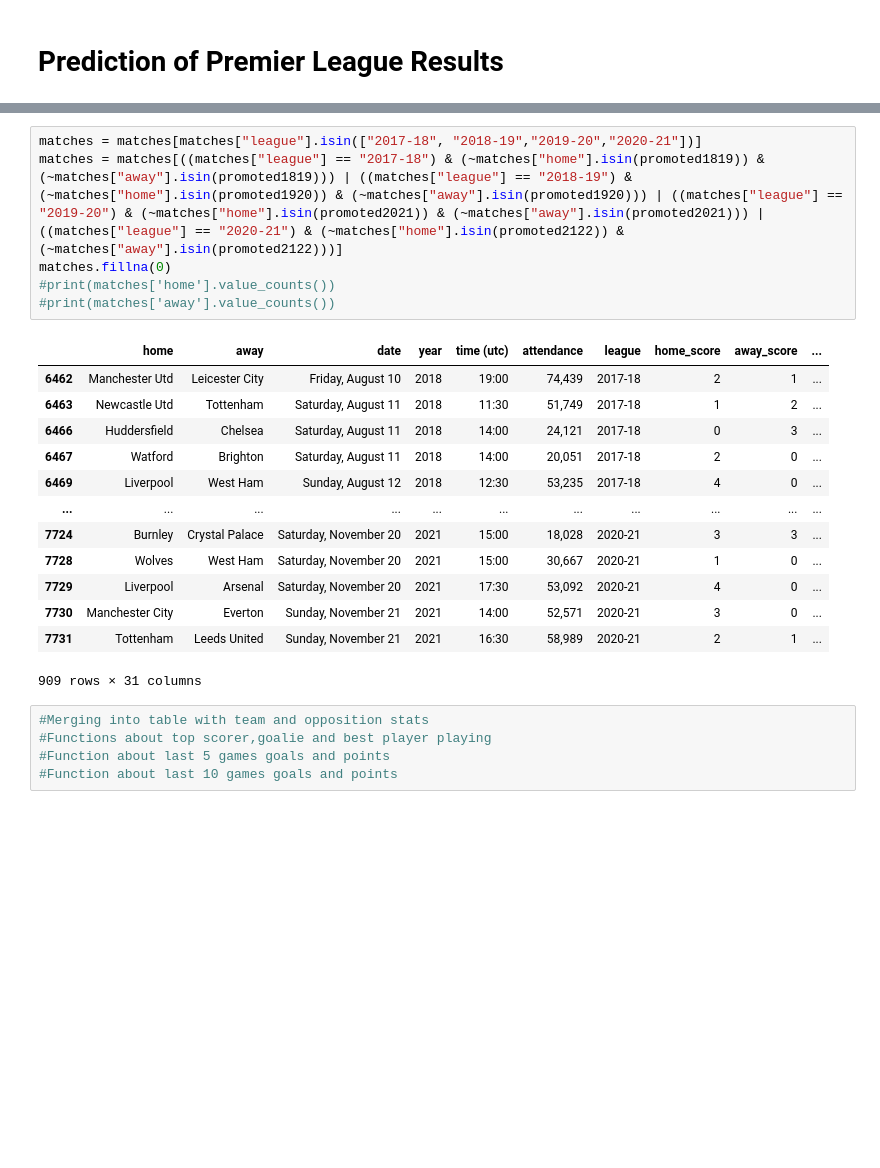
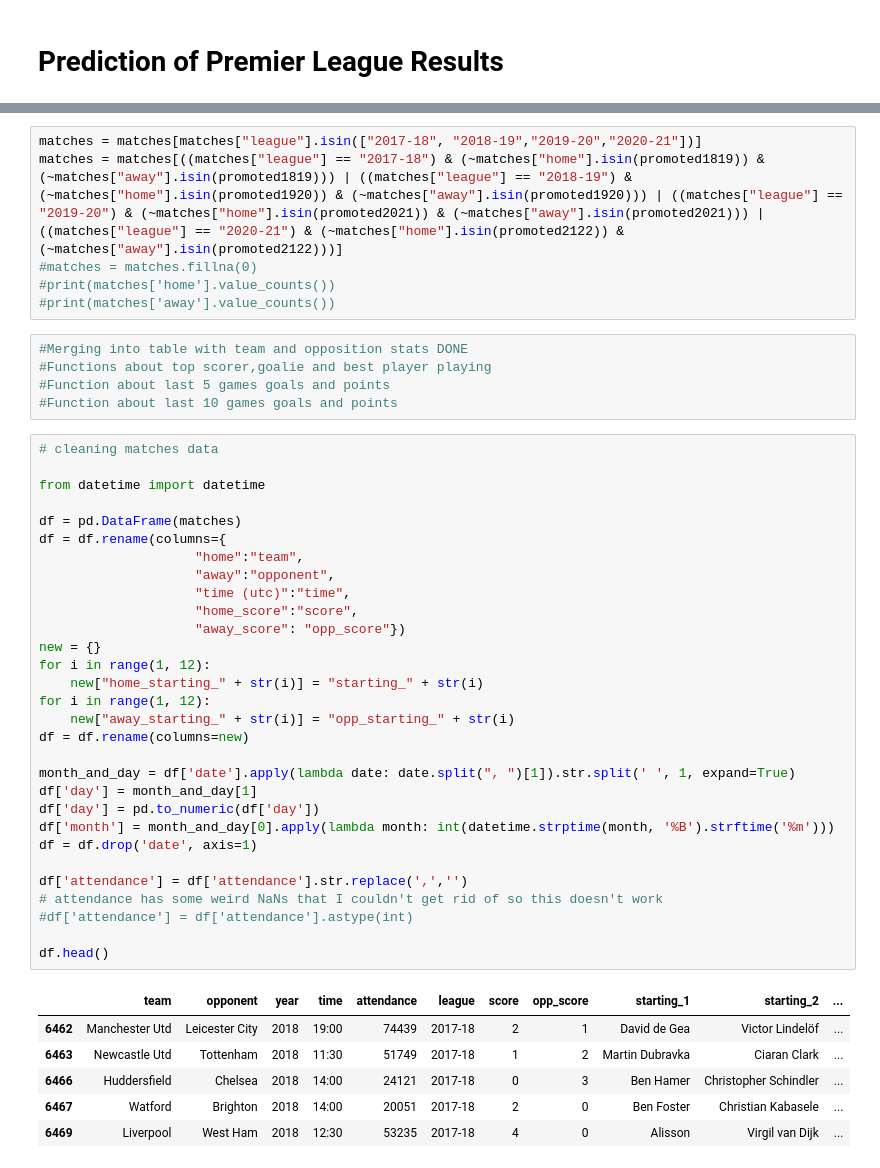
Before and after one commit to OliverSavolainen/IDS2021_D9, a Jupyter notebook: D9/IDS2021_D9.ipynb, the cells around one changed output, grey strips where cells are left out. Cells and saved outputs as stored; diff of their text form; blank space fills up the shorter version.

```diff
--- a/D9/IDS2021_D9.ipynb
+++ b/D9/IDS2021_D9.ipynb
@@ -63,25 +70,48 @@ matches.loc[matches.away == "Tottenham Hotspur","away"] = "Tottenham"
 # %%
 matches = matches[matches["league"].isin(["2017-18", "2018-19","2019-20","2020-21"])]
 matches = matches[((matches["league"] == "2017-18") & (~matches["home"].isin(promoted1819)) & (~matches["away"].isin(promoted1819))) | ((matches["league"] == "2018-19") & (~matches["home"].isin(promoted1920)) & (~matches["away"].isin(promoted1920))) | ((matches["league"] == "2019-20") & (~matches["home"].isin(promoted2021)) & (~matches["away"].isin(promoted2021))) | ((matches["league"] == "2020-21") & (~matches["home"].isin(promoted2122)) & (~matches["away"].isin(promoted2122)))]
-matches.fillna(0)
+#matches = matches.fillna(0)
 #print(matches['home'].value_counts())
 #print(matches['away'].value_counts())
-# %% [output]
-|  | home | away | date | year | time (utc) | attendance | league | home_score | away_score | ... |
-| 6462 | Manchester Utd | Leicester City | Friday, August 10 | 2018 | 19:00 | 74,439 | 2017-18 | 2 | 1 | ... |
-| 6463 | Newcastle Utd | Tottenham | Saturday, August 11 | 2018 | 11:30 | 51,749 | 2017-18 | 1 | 2 | ... |
-| 6466 | Huddersfield | Chelsea | Saturday, August 11 | 2018 | 14:00 | 24,121 | 2017-18 | 0 | 3 | ... |
-| 6467 | Watford | Brighton | Saturday, August 11 | 2018 | 14:00 | 20,051 | 2017-18 | 2 | 0 | ... |
-| 6469 | Liverpool | West Ham | Sunday, August 12 | 2018 | 12:30 | 53,235 | 2017-18 | 4 | 0 | ... |
-| ... | ... | ... | ... | ... | ... | ... | ... | ... | ... | ... |
-| 7724 | Burnley | Crystal Palace | Saturday, November 20 | 2021 | 15:00 | 18,028 | 2020-21 | 3 | 3 | ... |
-| 7728 | Wolves | West Ham | Saturday, November 20 | 2021 | 15:00 | 30,667 | 2020-21 | 1 | 0 | ... |
-| 7729 | Liverpool | Arsenal | Saturday, November 20 | 2021 | 17:30 | 53,092 | 2020-21 | 4 | 0 | ... |
-| 7730 | Manchester City | Everton | Sunday, November 21 | 2021 | 14:00 | 52,571 | 2020-21 | 3 | 0 | ... |
-| 7731 | Tottenham | Leeds United | Sunday, November 21 | 2021 | 16:30 | 58,989 | 2020-21 | 2 | 1 | ... |
-909 rows × 31 columns
 # %%
-#Merging into table with team and opposition stats
+#Merging into table with team and opposition stats DONE
 #Functions about top scorer,goalie and best player playing
 #Function about last 5 games goals and points
 #Function about last 10 games goals and points
+# %%
+# cleaning matches data
+
+from datetime import datetime
+
+df = pd.DataFrame(matches)
+df = df.rename(columns={
+                    "home":"team",
+                    "away":"opponent",
+                    "time (utc)":"time",
+                    "home_score":"score",
+                    "away_score": "opp_score"})
+new = {}
+for i in range(1, 12):
+    new["home_starting_" + str(i)] = "starting_" + str(i)
+for i in range(1, 12):
+    new["away_starting_" + str(i)] = "opp_starting_" + str(i)
+df = df.rename(columns=new)
+
+month_and_day = df['date'].apply(lambda date: date.split(", ")[1]).str.split(' ', 1, expand=True)
+df['day'] = month_and_day[1]
+df['day'] = pd.to_numeric(df['day'])
+df['month'] = month_and_day[0].apply(lambda month: int(datetime.strptime(month, '%B').strftime('%m')))
+df = df.drop('date', axis=1)
+
+df['attendance'] = df['attendance'].str.replace(',','')
+# attendance has some weird NaNs that I couldn't get rid of so this doesn't work
+#df['attendance'] = df['attendance'].astype(int)
+
+df.head()
+# %% [output]
+|  | team | opponent | year | time | attendance | league | score | opp_score | starting_1 | starting_2 | ... |
+| 6462 | Manchester Utd | Leicester City | 2018 | 19:00 | 74439 | 2017-18 | 2 | 1 | David de Gea | Victor Lindelöf | ... |
+| 6463 | Newcastle Utd | Tottenham | 2018 | 11:30 | 51749 | 2017-18 | 1 | 2 | Martin Dubravka | Ciaran Clark | ... |
+| 6466 | Huddersfield | Chelsea | 2018 | 14:00 | 24121 | 2017-18 | 0 | 3 | Ben Hamer | Christopher Schindler | ... |
+| 6467 | Watford | Brighton | 2018 | 14:00 | 20051 | 2017-18 | 2 | 0 | Ben Foster | Christian Kabasele | ... |
+| 6469 | Liverpool | West Ham | 2018 | 12:30 | 53235 | 2017-18 | 4 | 0 | Alisson | Virgil van Dijk | ... |
```
Also changed, not shown: parts of 10 cells of this notebook.
